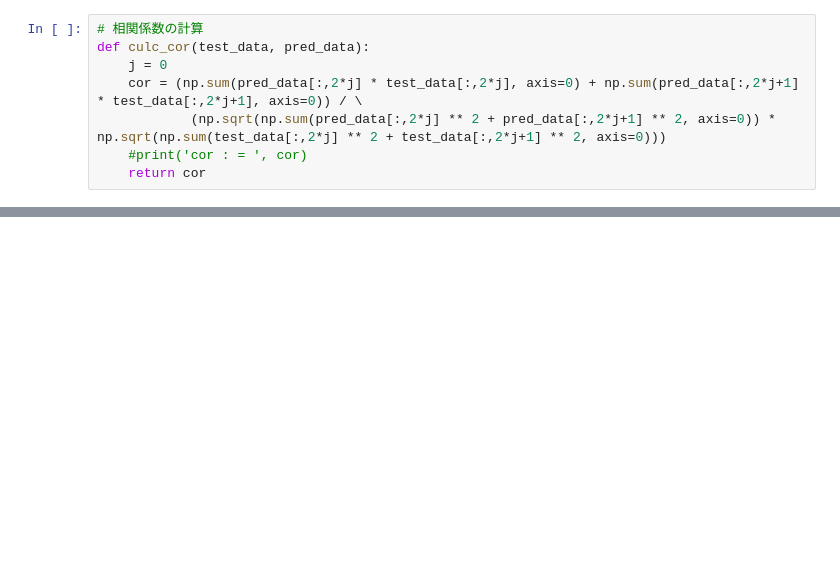
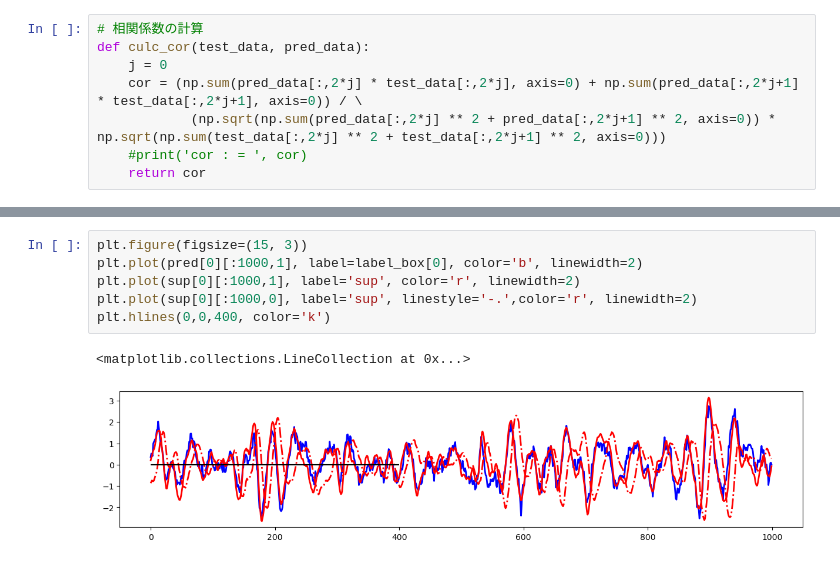
Before and after one commit to Yuumae1/machine_learning, a Jupyter notebook: notebook/cnn_analysis.ipynb, the cells around one changed output, grey strips where cells are left out. Cells and saved outputs as stored; diff of their text form; blank space fills up the shorter version.

```diff
--- a/notebook/cnn_analysis.ipynb
+++ b/notebook/cnn_analysis.ipynb
@@ -268,0 +353,9 @@ plt.legend()
+# %%
+plt.figure(figsize=(15, 3))
+plt.plot(pred[0][:1000,1], label=label_box[0], color='b', linewidth=2)
+plt.plot(sup[0][:1000,1], label='sup', color='r', linewidth=2)
+plt.plot(sup[0][:1000,0], label='sup', linestyle='-.',color='r', linewidth=2)
+plt.hlines(0,0,400, color='k')
+# %% [output]
+<matplotlib.collections.LineCollection at 0x...>
+[figure, added]
```
Also changed, not shown: parts of 7 cells of this notebook, 2 other files.
